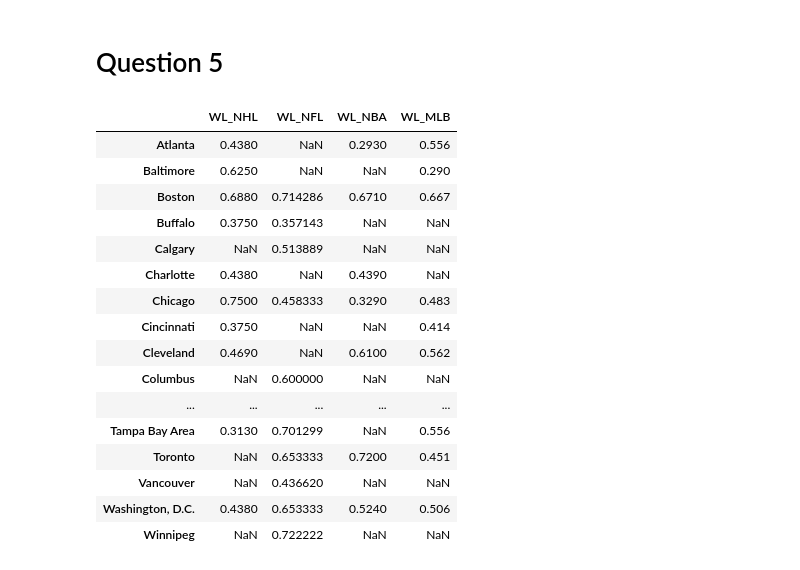
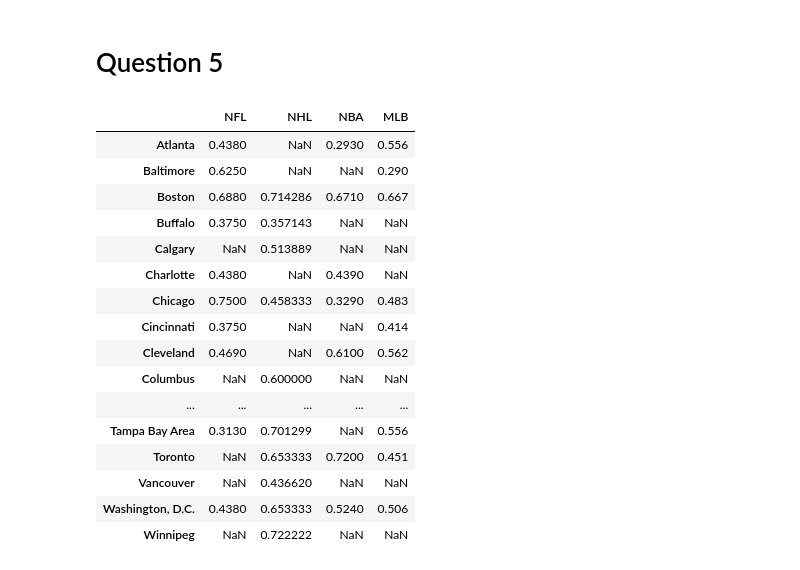
Before and after one commit to smeteo/Applied-DS-with-Python, a Jupyter notebook: Week4_Assignment.ipynb, the cells around one changed output. Drawn from its saved outputs; the diff is of its cells as text; code cells hidden in the pictures.

```diff
--- a/Week4_Assignment.ipynb
+++ b/Week4_Assignment.ipynb
@@ -923,17 +923,17 @@ merged_NFL['W-L%'].corr(merged_NFL.Population)
 # %% [markdown]
 # Question 5
 # %%
-merged_NFL.rename(columns={'W-L%':'WL_NHL'},inplace=True)
-metro_group.rename(columns={'W/L Rate':'WL_NFL'},inplace=True)
-NBA_group.rename(columns={'W/L%':'WL_NBA'},inplace=True)
-merged_MLB.rename(columns={'W-L%':'WL_MLB'},inplace=True)
+merged_NFL.rename(columns={'W-L%':'NFL'},inplace=True)
+metro_group.rename(columns={'W/L Rate':'NHL'},inplace=True)
+NBA_group.rename(columns={'W/L%':'NBA'},inplace=True)
+merged_MLB.rename(columns={'W-L%':'MLB'},inplace=True)
 # %%
-merged_all = pd.merge(merged_NFL['WL_NHL'], metro_group['WL_NFL'], how='outer',left_index=True, right_index=True)
-merged_all = pd.merge(merged_all, NBA_group['WL_NBA'], how='outer',left_index=True, right_index=True)
-merged_all = pd.merge(merged_all, merged_MLB['WL_MLB'], how='outer',left_index=True, right_index=True)
+merged_all = pd.merge(merged_NFL['NFL'], metro_group['NHL'], how='outer',left_index=True, right_index=True)
+merged_all = pd.merge(merged_all, NBA_group['NBA'], how='outer',left_index=True, right_index=True)
+merged_all = pd.merge(merged_all, merged_MLB['MLB'], how='outer',left_index=True, right_index=True)
 merged_all
 # %% [output]
-|  | WL_NHL | WL_NFL | WL_NBA | WL_MLB |
+|  | NFL | NHL | NBA | MLB |
 | Atlanta | 0.4380 | NaN | 0.2930 | 0.556 |
 | Baltimore | 0.6250 | NaN | NaN | 0.290 |
 | Boston | 0.6880 | 0.714286 | 0.6710 | 0.667 |
```
Also changed, not shown: parts of 17 cells of this notebook.
